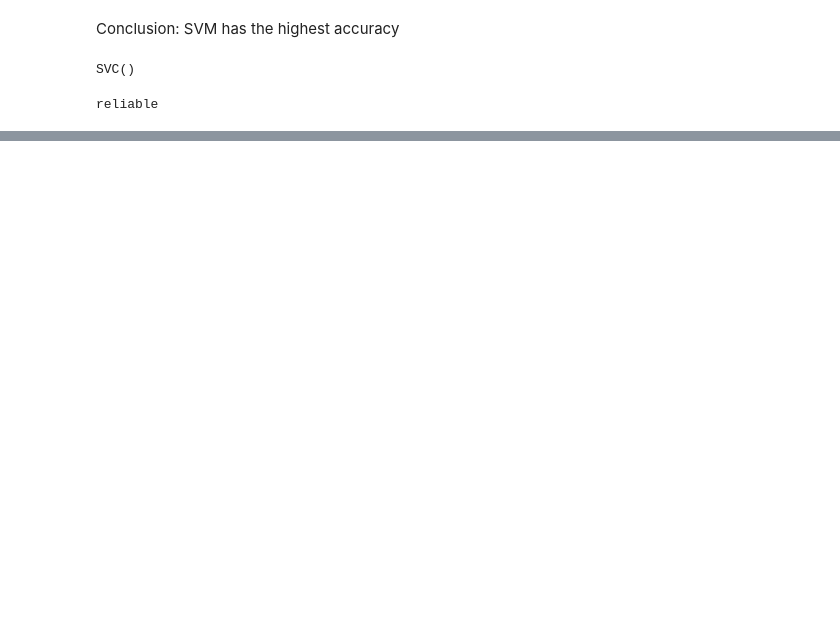
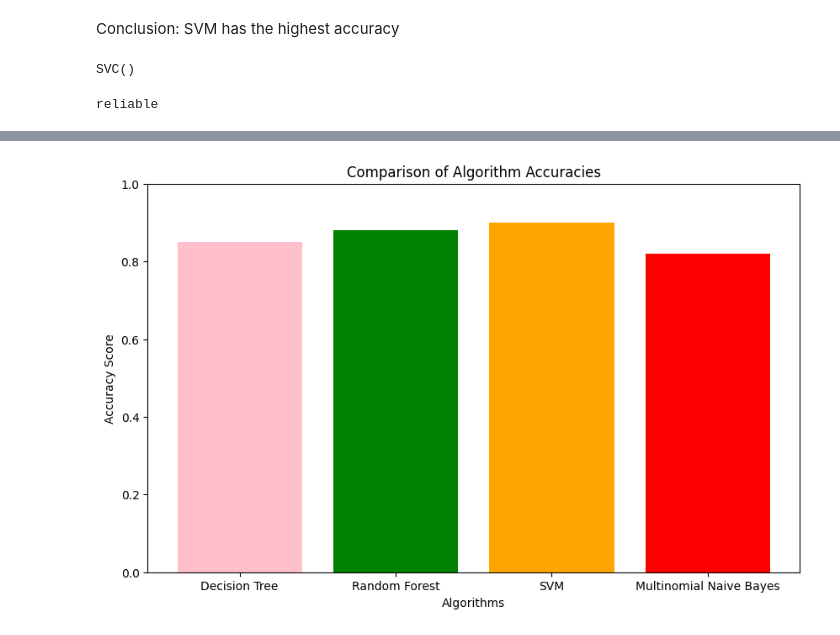
Before and after one commit to Shipzz08/Fake-News-Detection-App, a Jupyter notebook: models.ipynb, the cells around one changed output, grey strips where cells are left out. Saved outputs shown, nothing was run; the diff lists cells and outputs as text; code cells hidden in the pictures; blank space fills up the shorter version.

```diff
--- a/models.ipynb
+++ b/models.ipynb
@@ -114,0 +138,17 @@ reliable
+# %%
+import matplotlib.pyplot as plt
+
+# Accuracy scores for each algorithm (replace with your actual scores)
+algorithm_names = ['Decision Tree', 'Random Forest', 'SVM', 'Multinomial Naive Bayes']
+accuracy_scores = [0.85, 0.88, 0.90, 0.82]
+
+
+plt.figure(figsize=(10, 6))
+plt.bar(algorithm_names, accuracy_scores, color=['pink', 'green', 'orange', 'red'])
+plt.xlabel('Algorithms')
+plt.ylabel('Accuracy Score')
+plt.title('Comparison of Algorithm Accuracies')
+plt.ylim(0, 1)
+plt.show()
+# %% [output]
+[figure, added]
```
Also changed, not shown: parts of 7 cells of this notebook, 6 other files.
